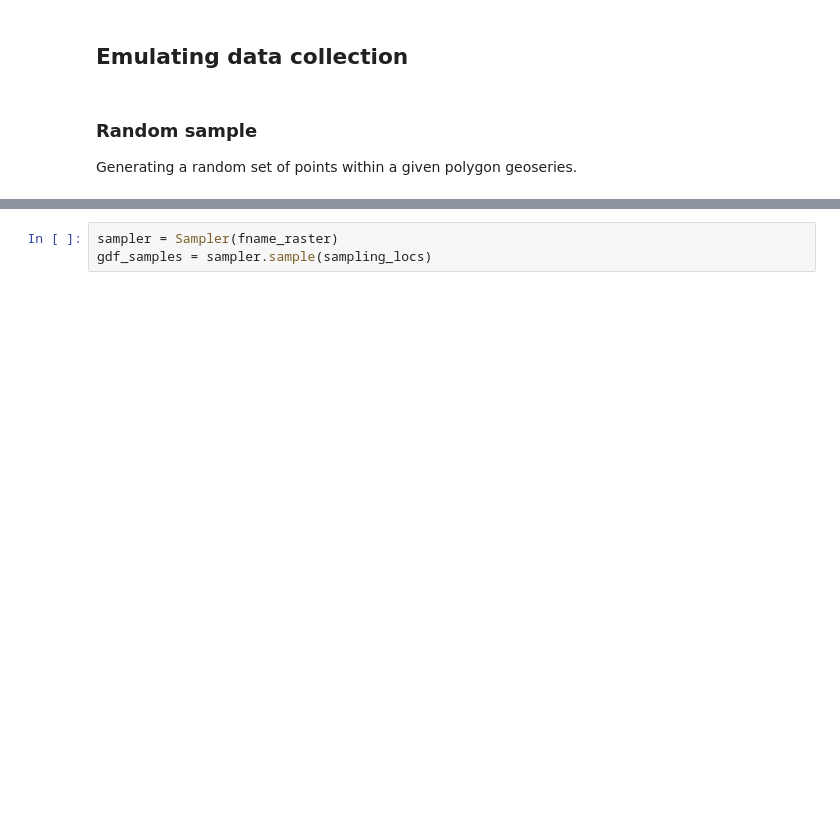
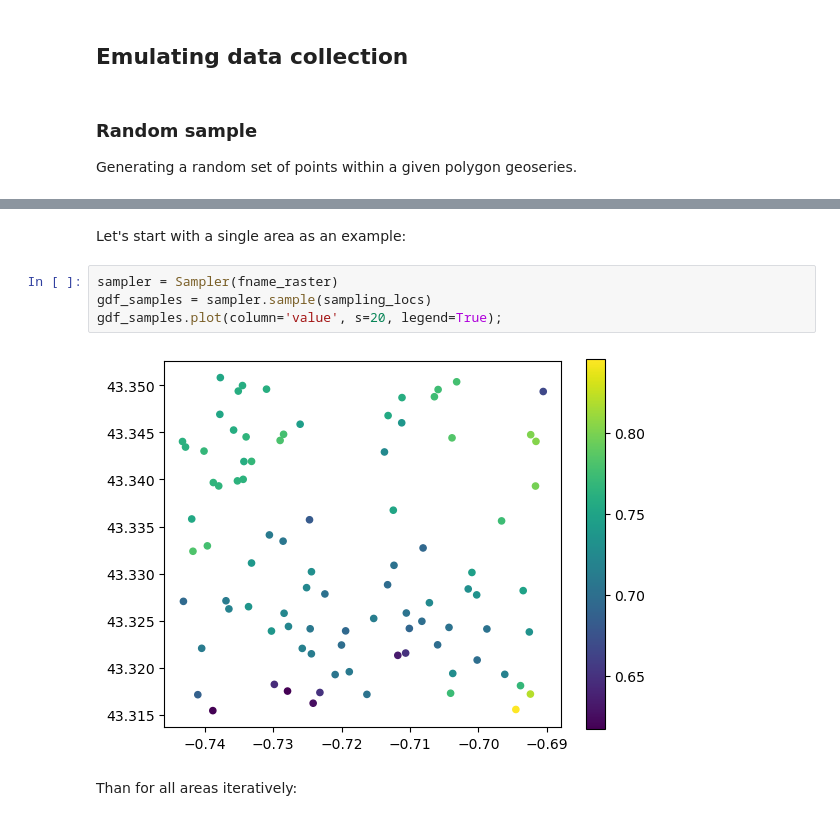
Before and after one commit to franckalbinet/trufl, a Jupyter notebook: nbs/tutorials/quick_start.ipynb, the cells around one changed output, grey strips where cells are left out. Cells and saved outputs as stored; diff of their text form; blank space fills up the shorter version.

```diff
--- a/nbs/tutorials/quick_start.ipynb
+++ b/nbs/tutorials/quick_start.ipynb
@@ -43,3 +63,10 @@ Sample simulated values/measurements from a given `.tiff` raster file at given l
+# %% [markdown]
+Let's start with a single area as an example:
 # %%
 sampler = Sampler(fname_raster)
 gdf_samples = sampler.sample(sampling_locs)
+gdf_samples.plot(column='value', s=20, legend=True);
+# %% [output]
+[figure, added]
+# %% [markdown]
+Than for all areas iteratively:
```
Also changed, not shown: parts of 9 cells of this notebook, 6 other files.
